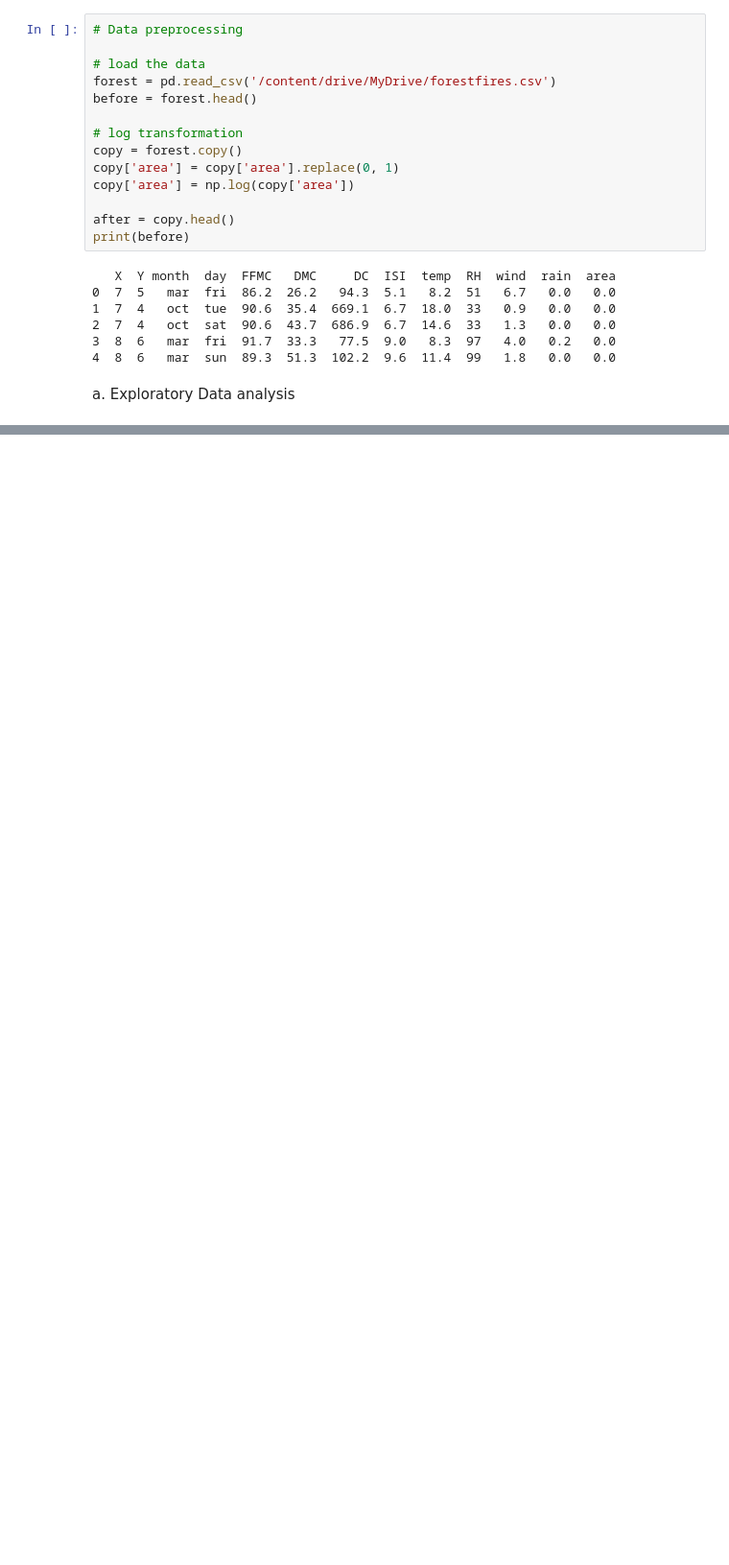
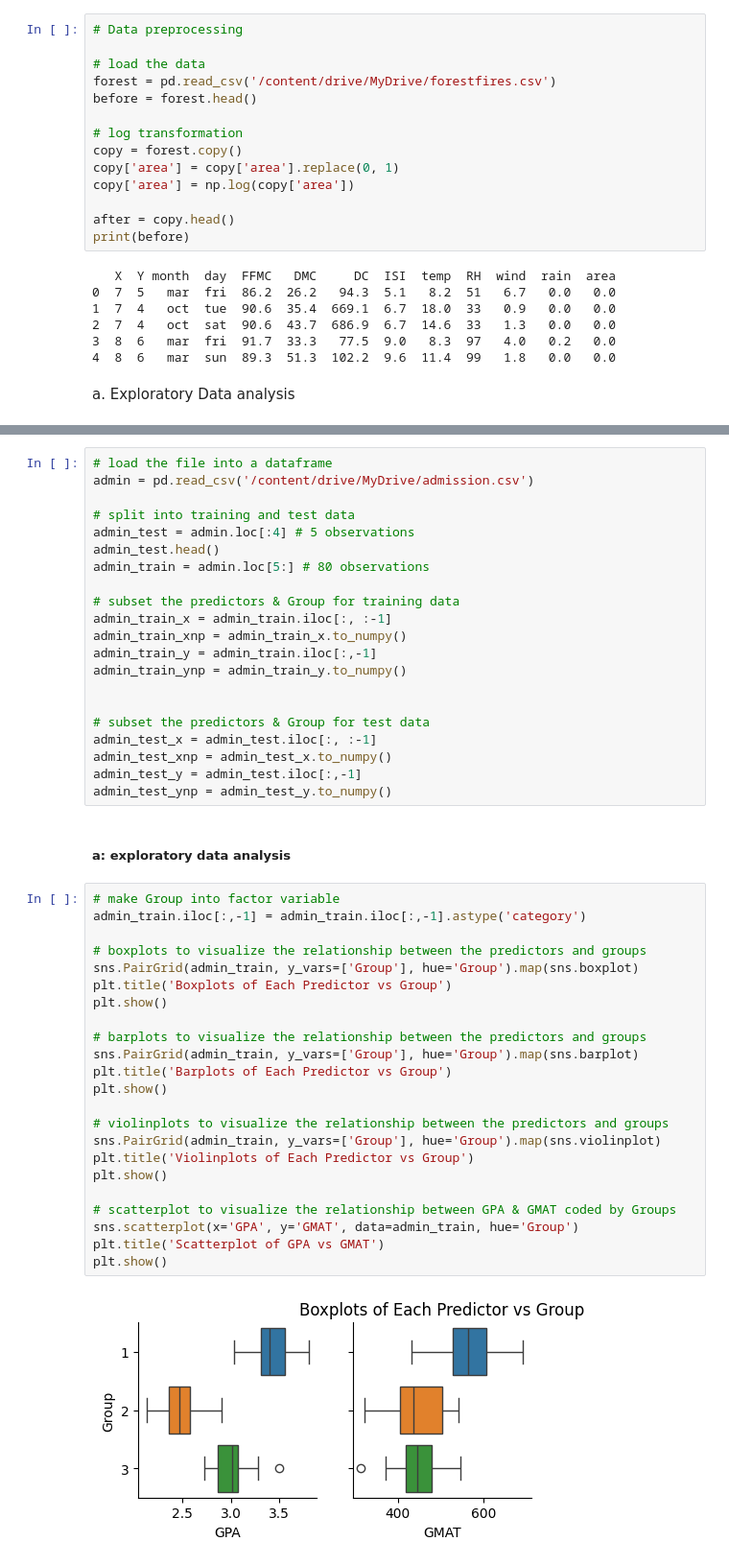
Before and after one commit to bridgetmanu/QDA_LDA_KNN, a Jupyter notebook: Mini_Project_2.ipynb, the cells around one changed output, grey strips where cells are left out. Shown: that part at 96% size. Drawn from its saved outputs; the diff is of its cells as text; blank space fills up the shorter version.

```diff
--- a/Mini_Project_2.ipynb
+++ b/Mini_Project_2.ipynb
@@ -132,0 +326,48 @@ admin.head()
+# %%
+# load the file into a dataframe
+admin = pd.read_csv('/content/drive/MyDrive/admission.csv')
+
+# split into training and test data
+admin_test = admin.loc[:4] # 5 observations
+admin_test.head()
+admin_train = admin.loc[5:] # 80 observations
+
+# subset the predictors & Group for training data
+admin_train_x = admin_train.iloc[:, :-1]
+admin_train_xnp = admin_train_x.to_numpy()
+admin_train_y = admin_train.iloc[:,-1]
+admin_train_ynp = admin_train_y.to_numpy()
+
+
+# subset the predictors & Group for test data
+admin_test_x = admin_test.iloc[:, :-1]
+admin_test_xnp = admin_test_x.to_numpy()
+admin_test_y = admin_test.iloc[:,-1]
+admin_test_ynp = admin_test_y.to_numpy()
+# %% [markdown]
+##### a: exploratory data analysis
+# %%
+# make Group into factor variable
+admin_train.iloc[:,-1] = admin_train.iloc[:,-1].astype('category')
+
+# boxplots to visualize the relationship between the predictors and groups
+sns.PairGrid(admin_train, y_vars=['Group'], hue='Group').map(sns.boxplot)
+plt.title('Boxplots of Each Predictor vs Group')
+plt.show()
+
+# barplots to visualize the relationship between the predictors and groups
+sns.PairGrid(admin_train, y_vars=['Group'], hue='Group').map(sns.barplot)
+plt.title('Barplots of Each Predictor vs Group')
+plt.show()
+
+# violinplots to visualize the relationship between the predictors and groups
+sns.PairGrid(admin_train, y_vars=['Group'], hue='Group').map(sns.violinplot)
+plt.title('Violinplots of Each Predictor vs Group')
+plt.show()
+
+# scatterplot to visualize the relationship between GPA & GMAT coded by Groups
+sns.scatterplot(x='GPA', y='GMAT', data=admin_train, hue='Group')
+plt.title('Scatterplot of GPA vs GMAT')
+plt.show()
+# %% [output]
+[figure, added]
```
Also changed, not shown: parts of 29 cells of this notebook.
